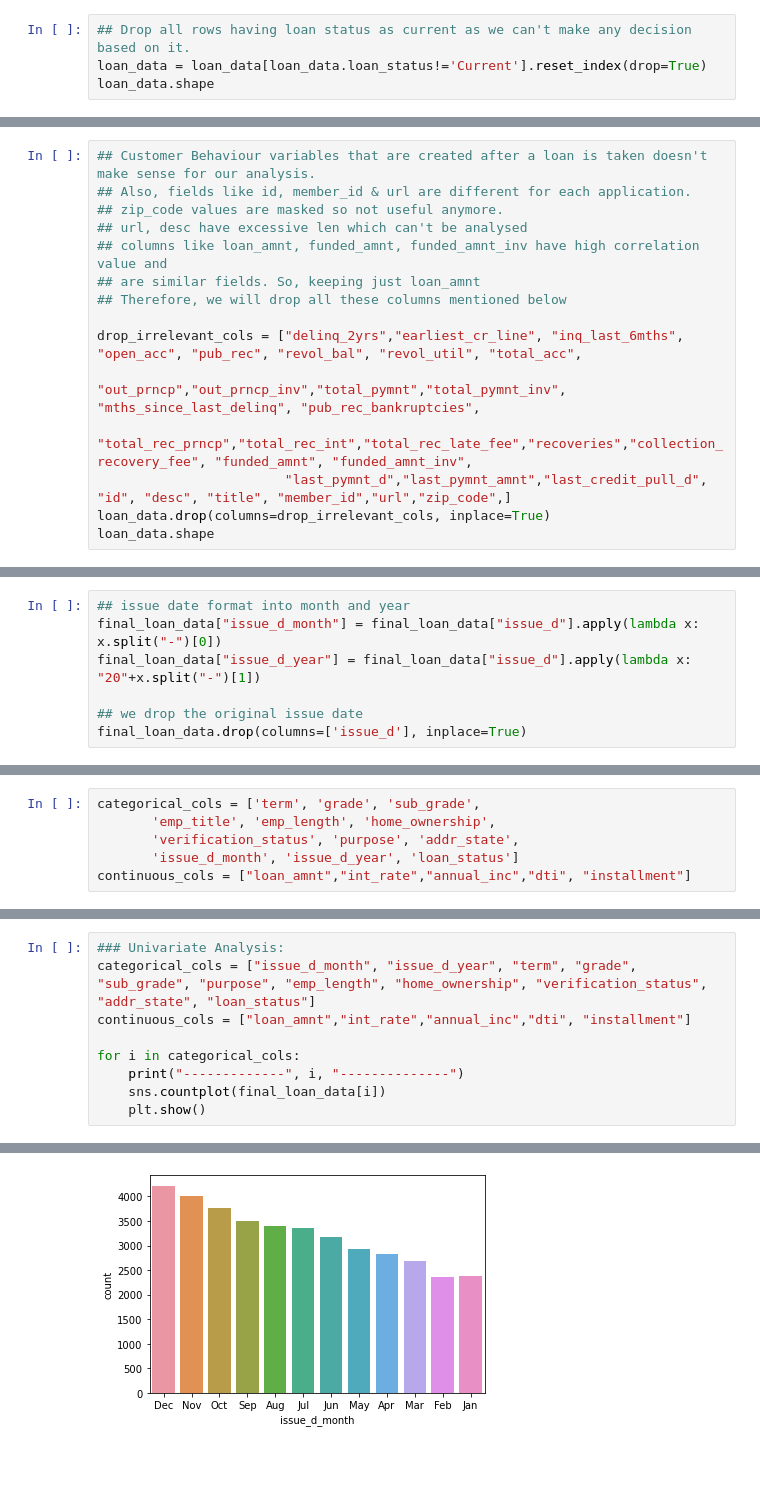
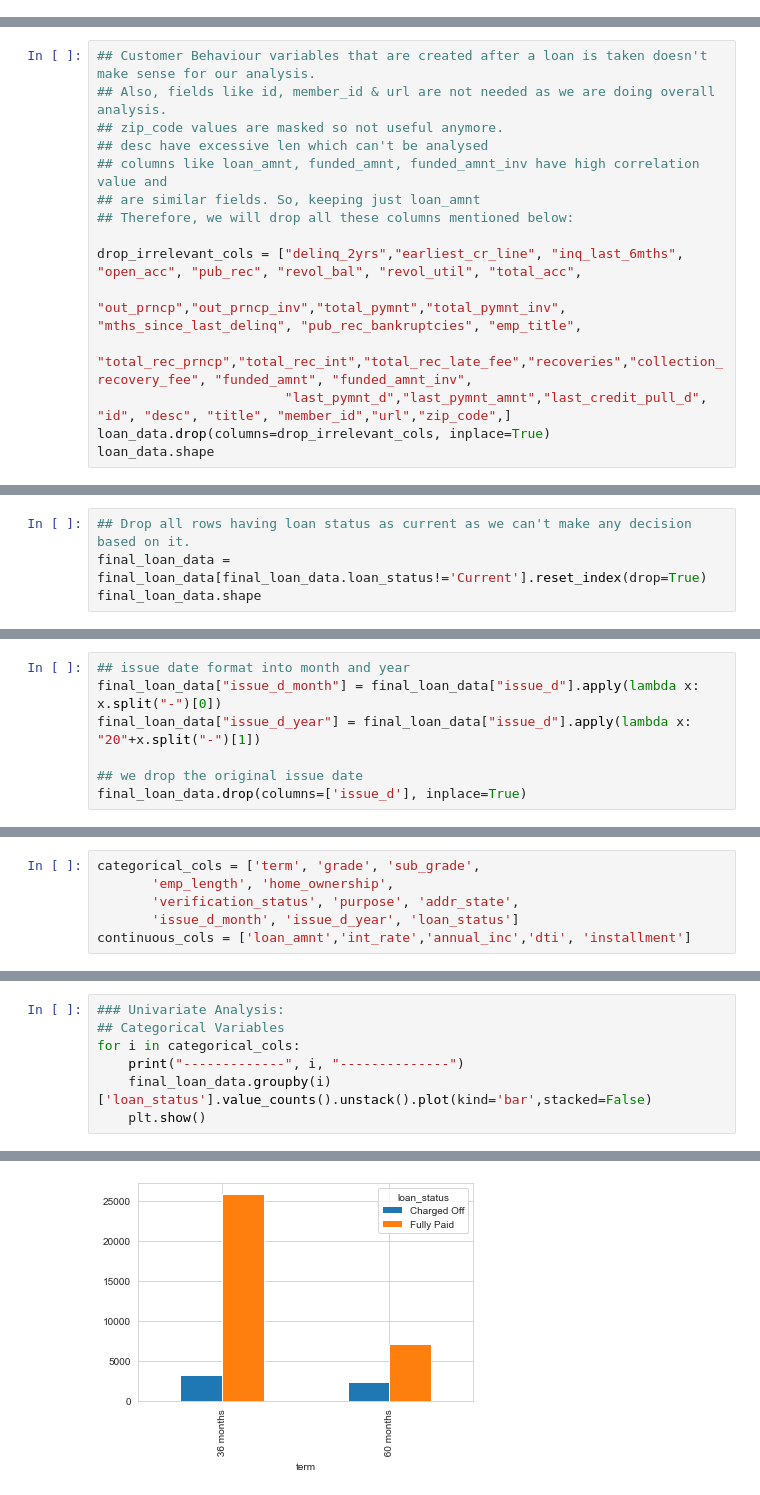
Before and after one commit to vishvmitra/LendingClubCaseStudy, a Jupyter notebook: Group_Facilitator_Vishvmitra_Belsare.ipynb, the cells around one changed output, grey strips where cells are left out. Drawn from its saved outputs; the diff is of its cells as text; blank space fills up the shorter version.

Commit message:
Added Univariate analysis

```diff
--- a/Group_Facilitator_Vishvmitra_Belsare.ipynb
+++ b/Group_Facilitator_Vishvmitra_Belsare.ipynb
@@ -84,7 +94,3 @@ Index(['id', 'member_id', 'loan_amnt', 'funded_amnt', 'funded_amnt_inv',
        'last_pymnt_d', 'last_pymnt_amnt', 'last_credit_pull_d',
        'pub_rec_bankruptcies'],
       dtype='object')
-# %%
-## Drop all rows having loan status as current as we can't make any decision based on it.
-loan_data = loan_data[loan_data.loan_status!='Current'].reset_index(drop=True)
-loan_data.shape
@@ -93,14 +97,14 @@ loan_data.shape
 # %%
 ## Customer Behaviour variables that are created after a loan is taken doesn't make sense for our analysis.
-## Also, fields like id, member_id & url are different for each application.
+## Also, fields like id, member_id & url are not needed as we are doing overall analysis.
 ## zip_code values are masked so not useful anymore.
-## url, desc have excessive len which can't be analysed
+## desc have excessive len which can't be analysed
 ## columns like loan_amnt, funded_amnt, funded_amnt_inv have high correlation value and
 ## are similar fields. So, keeping just loan_amnt
-## Therefore, we will drop all these columns mentioned below
+## Therefore, we will drop all these columns mentioned below:
 
 drop_irrelevant_cols = ["delinq_2yrs","earliest_cr_line", "inq_last_6mths", "open_acc", "pub_rec", "revol_bal", "revol_util", "total_acc",
-                        "out_prncp","out_prncp_inv","total_pymnt","total_pymnt_inv", "mths_since_last_delinq", "pub_rec_bankruptcies",
+                        "out_prncp","out_prncp_inv","total_pymnt","total_pymnt_inv", "mths_since_last_delinq", "pub_rec_bankruptcies", "emp_title",
                         "total_rec_prncp","total_rec_int","total_rec_late_fee","recoveries","collection_recovery_fee", "funded_amnt", "funded_amnt_inv",
                         "last_pymnt_d","last_pymnt_amnt","last_credit_pull_d", "id", "desc", "title", "member_id","url","zip_code",]
 loan_data.drop(columns=drop_irrelevant_cols, inplace=True)
@@ -130,0 +134,4 @@ final_loan_data.head()
+# %%
+## Drop all rows having loan status as current as we can't make any decision based on it.
+final_loan_data = final_loan_data[final_loan_data.loan_status!='Current'].reset_index(drop=True)
+final_loan_data.shape
@@ -227,7 +236,7 @@ final_loan_data.describe()
 # %%
 categorical_cols = ['term', 'grade', 'sub_grade',
-       'emp_title', 'emp_length', 'home_ownership',
+       'emp_length', 'home_ownership',
        'verification_status', 'purpose', 'addr_state',
        'issue_d_month', 'issue_d_year', 'loan_status']
-continuous_cols = ["loan_amnt","int_rate","annual_inc","dti", "installment"]
+continuous_cols = ['loan_amnt','int_rate','annual_inc','dti', 'installment']
 # %%
@@ -256,10 +296,8 @@ for colName in categorical_cols:
 # %%
 ### Univariate Analysis:
-categorical_cols = ["issue_d_month", "issue_d_year", "term", "grade", "sub_grade", "purpose", "emp_length", "home_ownership", "verification_status", "addr_state", "loan_status"]
-continuous_cols = ["loan_amnt","int_rate","annual_inc","dti", "installment"]
-
+## Categorical Variables
 for i in categorical_cols:
     print("-------------", i, "--------------")
-    sns.countplot(final_loan_data[i])
+    final_loan_data.groupby(i)['loan_status'].value_counts().unstack().plot(kind='bar',stacked=False)
     plt.show()
 # %% [output]
@@ -267 +305 @@ for i in categorical_cols:
-[figure, old version]
+[figure, new version]
```
Also changed, not shown: parts of 33 cells of this notebook.
